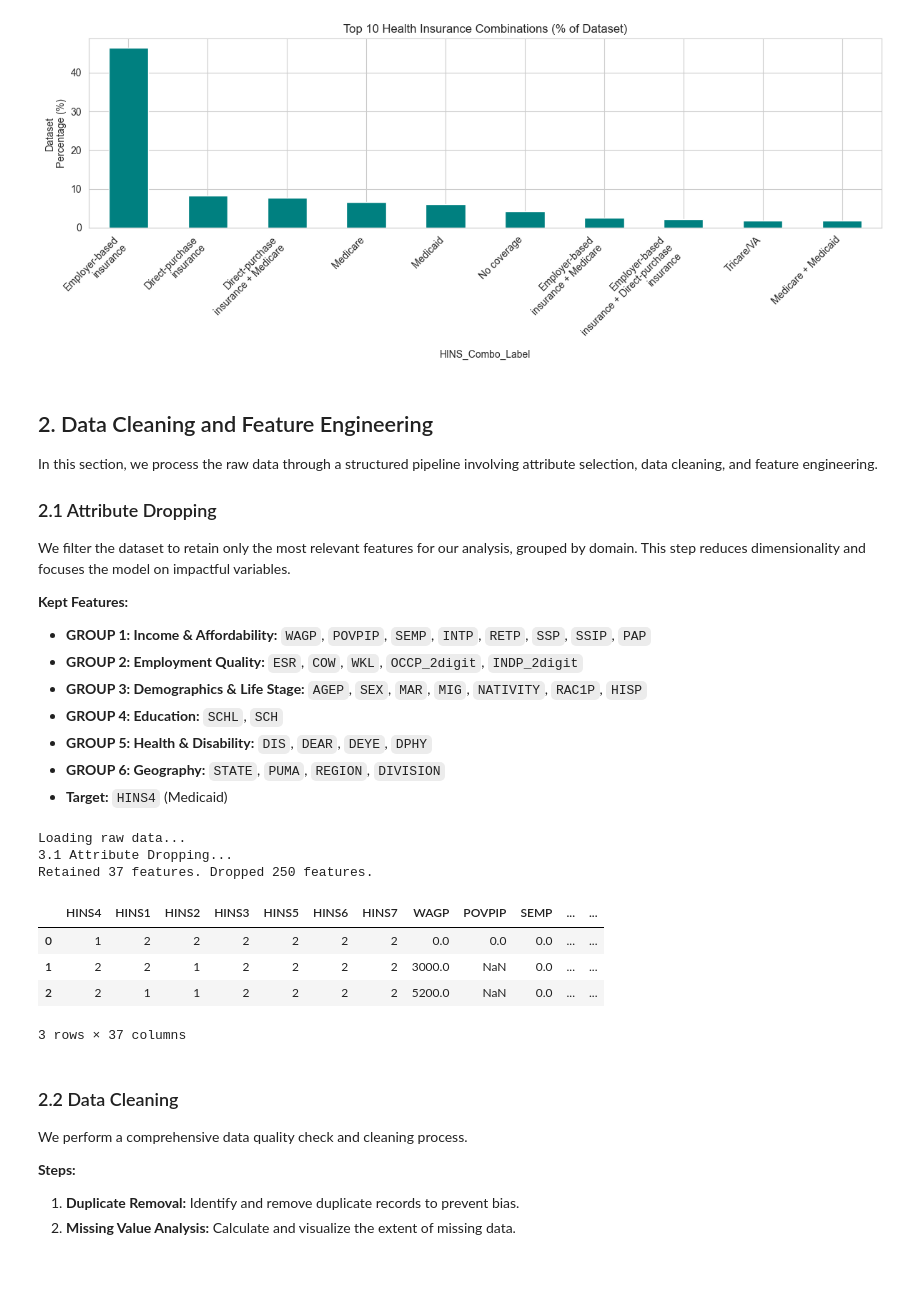
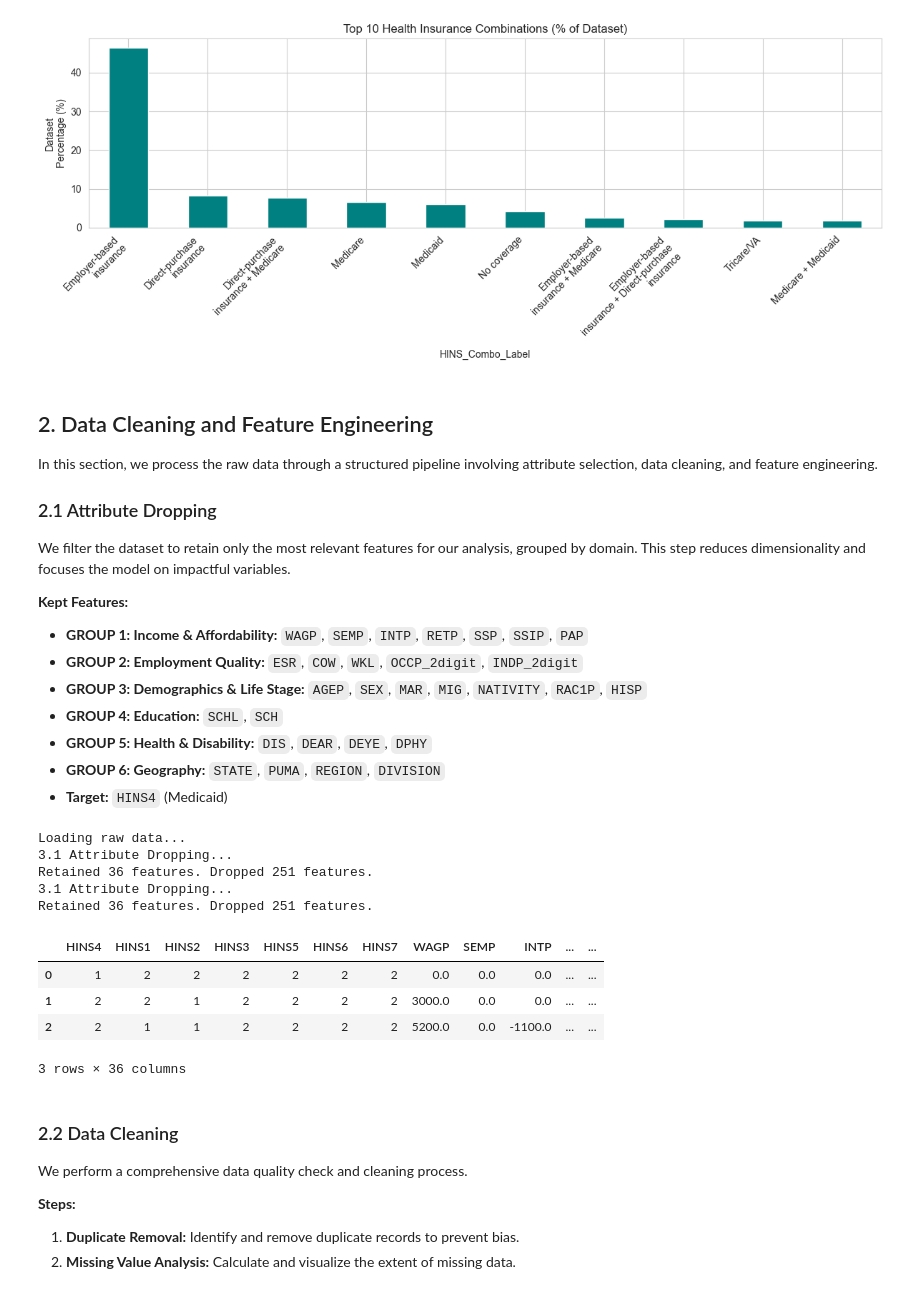
Before and after one commit to UnicornnGrg/AppliedMachineLearning, a Jupyter notebook: Project_Report.ipynb, the cells around one changed output. Cells and saved outputs as stored; diff of their text form; code cells hidden in the pictures.

```diff
--- a/Project_Report.ipynb
+++ b/Project_Report.ipynb
@@ -283,7 +283,7 @@ In this section, we process the raw data through a structured pipeline involving
 We filter the dataset to retain only the most relevant features for our analysis, grouped by domain. This step reduces dimensionality and focuses the model on impactful variables.
 
 **Kept Features:**
-*   **GROUP 1: Income & Affordability:** `WAGP`, `POVPIP`, `SEMP`, `INTP`, `RETP`, `SSP`, `SSIP`, `PAP`
+*   **GROUP 1: Income & Affordability:** `WAGP`, `SEMP`, `INTP`, `RETP`, `SSP`, `SSIP`, `PAP`
 *   **GROUP 2: Employment Quality:** `ESR`, `COW`, `WKL`, `OCCP_2digit`, `INDP_2digit`
 *   **GROUP 3: Demographics & Life Stage:** `AGEP`, `SEX`, `MAR`, `MIG`, `NATIVITY`, `RAC1P`, `HISP`
 *   **GROUP 4: Education:** `SCHL`, `SCH`
@@ -300,44 +300,46 @@ def filter_attributes(df_input):
         # Relevant Health Indicators
         'HINS4', 'HINS1', 'HINS2', 'HINS3', 'HINS5', 'HINS6', 'HINS7',
         # Income & Affordability
-        'WAGP', 'POVPIP', 'SEMP', 'INTP', 'RETP', 'SSP', 'SSIP', 'PAP',
+        'WAGP', 'SEMP', 'INTP', 'RETP', 'SSP', 'SSIP', 'PAP',
         # Employment Quality
         'ESR', 'COW', 'WKL', 'OCCP', 'INDP',
         # Demographics
         'AGEP', 'SEX', 'MAR', 'MIG', 'NATIVITY', 'RAC1P', 'HISP',
         # Education
         'SCHL', 'SCH',
         # Health
         'DIS', 'DEAR', 'DEYE', 'DPHY',
         # Geography
         'STATE', 'PUMA', 'REGION', 'DIVISION'
     ]
 
     # Filter columns
     existing_cols = [c for c in keep_cols if c in df.columns]
     dropped_cols = len(df.columns) - len(existing_cols)
 
     df_selected = df[existing_cols].copy()
     print(f"Retained {len(existing_cols)} features. Dropped {dropped_cols} features.")
     return df_selected
 
 # Execute 3.1
 if os.path.exists(DATA_RAW):
     print("Loading raw data...")
     df_raw = pd.read_csv(DATA_RAW)
     # Age filter moved to 3.2
 
     df_3_1 = filter_attributes(df_raw)
     display(df_3_1.head(3))
 # %% [output]
 Loading raw data...
 3.1 Attribute Dropping...
-Retained 37 features. Dropped 250 features.
+Retained 36 features. Dropped 251 features.
+3.1 Attribute Dropping...
+Retained 36 features. Dropped 251 features.
-|  | HINS4 | HINS1 | HINS2 | HINS3 | HINS5 | HINS6 | HINS7 | WAGP | POVPIP | SEMP | ... | ... |
+|  | HINS4 | HINS1 | HINS2 | HINS3 | HINS5 | HINS6 | HINS7 | WAGP | SEMP | INTP | ... | ... |
 | 0 | 1 | 2 | 2 | 2 | 2 | 2 | 2 | 0.0 | 0.0 | 0.0 | ... | ... |
-| 1 | 2 | 2 | 1 | 2 | 2 | 2 | 2 | 3000.0 | NaN | 0.0 | ... | ... |
-| 2 | 2 | 1 | 1 | 2 | 2 | 2 | 2 | 5200.0 | NaN | 0.0 | ... | ... |
+| 1 | 2 | 2 | 1 | 2 | 2 | 2 | 2 | 3000.0 | 0.0 | 0.0 | ... | ... |
+| 2 | 2 | 1 | 1 | 2 | 2 | 2 | 2 | 5200.0 | 0.0 | -1100.0 | ... | ... |
-3 rows × 37 columns
+3 rows × 36 columns
 # %% [markdown]
 ### 2.2 Data Cleaning
 We perform a comprehensive data quality check and cleaning process.
```
Also changed, not shown: parts of 3 cells of this notebook.
